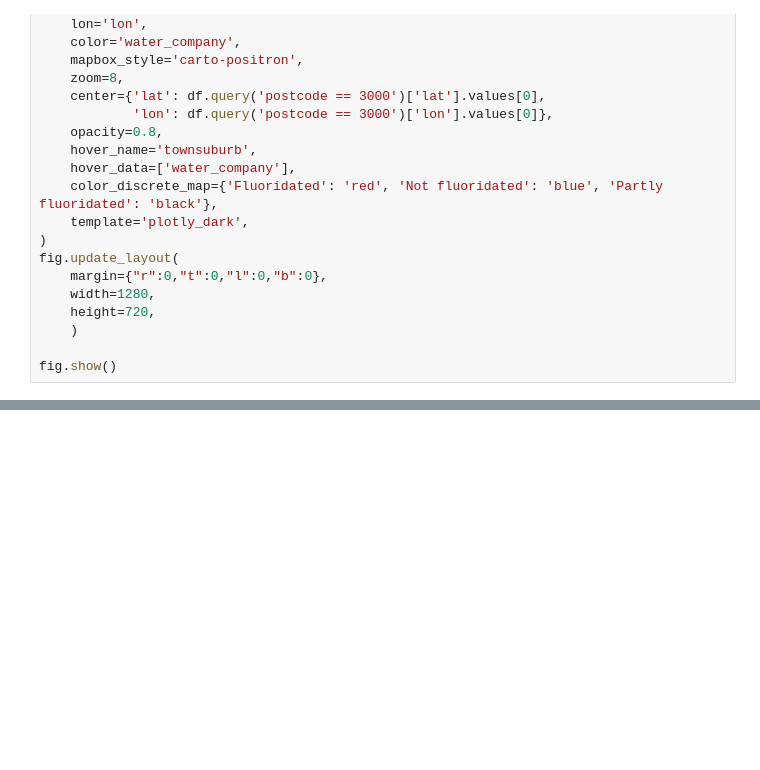
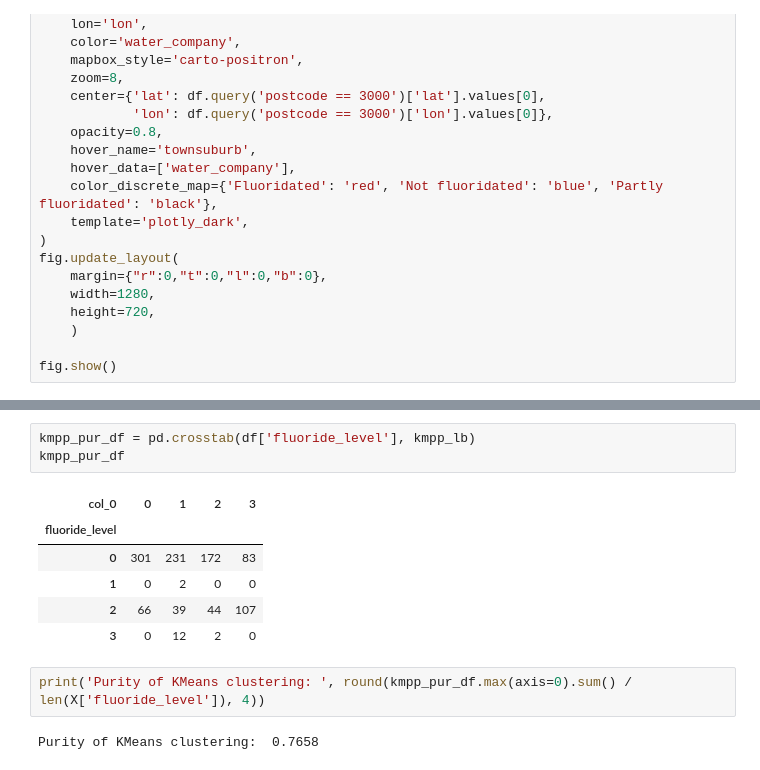
Before and after one commit to tienphatnguyendev/machine-learning-docs, a Jupyter notebook: clustering/notebooks/clustering.ipynb, the cells around one changed output, grey strips where cells are left out. Drawn from its saved outputs; the diff is of its cells as text; blank space fills up the shorter version.

```diff
--- a/clustering/notebooks/clustering.ipynb
+++ b/clustering/notebooks/clustering.ipynb
@@ -351,0 +323,14 @@ Purity score: 0.7431539187913125
+# %%
+kmpp_pur_df = pd.crosstab(df['fluoride_level'], kmpp_lb)
+kmpp_pur_df
+# %% [output]
+| col_0 | 0 | 1 | 2 | 3 |
+| fluoride_level |  |  |  |  |
+| 0 | 301 | 231 | 172 | 83 |
+| 1 | 0 | 2 | 0 | 0 |
+| 2 | 66 | 39 | 44 | 107 |
+| 3 | 0 | 12 | 2 | 0 |
+# %%
+print('Purity of KMeans clustering: ', round(kmpp_pur_df.max(axis=0).sum() / len(X['fluoride_level']), 4))
+# %% [output]
+Purity of KMeans clustering:  0.7658
```
Also changed, not shown: parts of 13 cells of this notebook, 3 other files.
